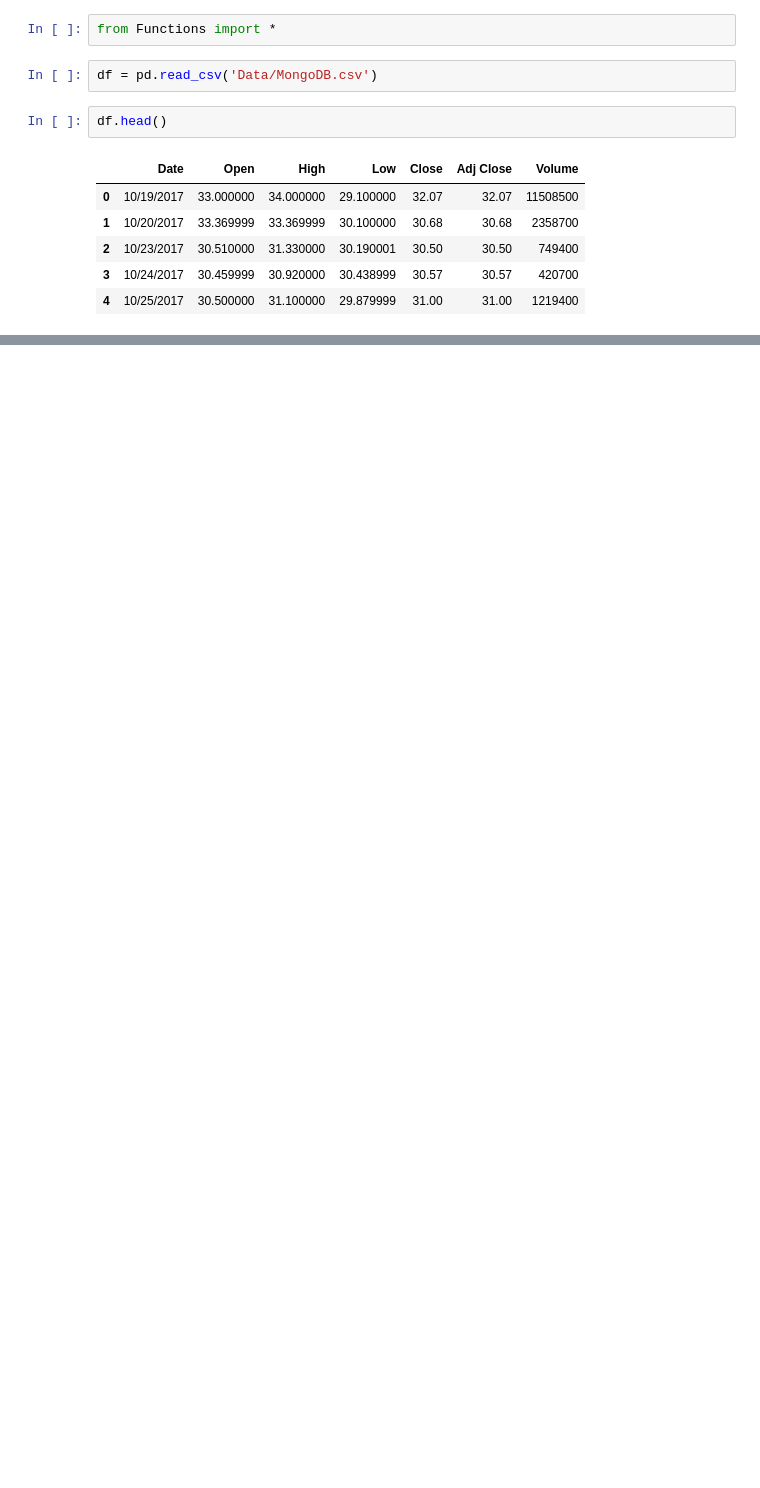
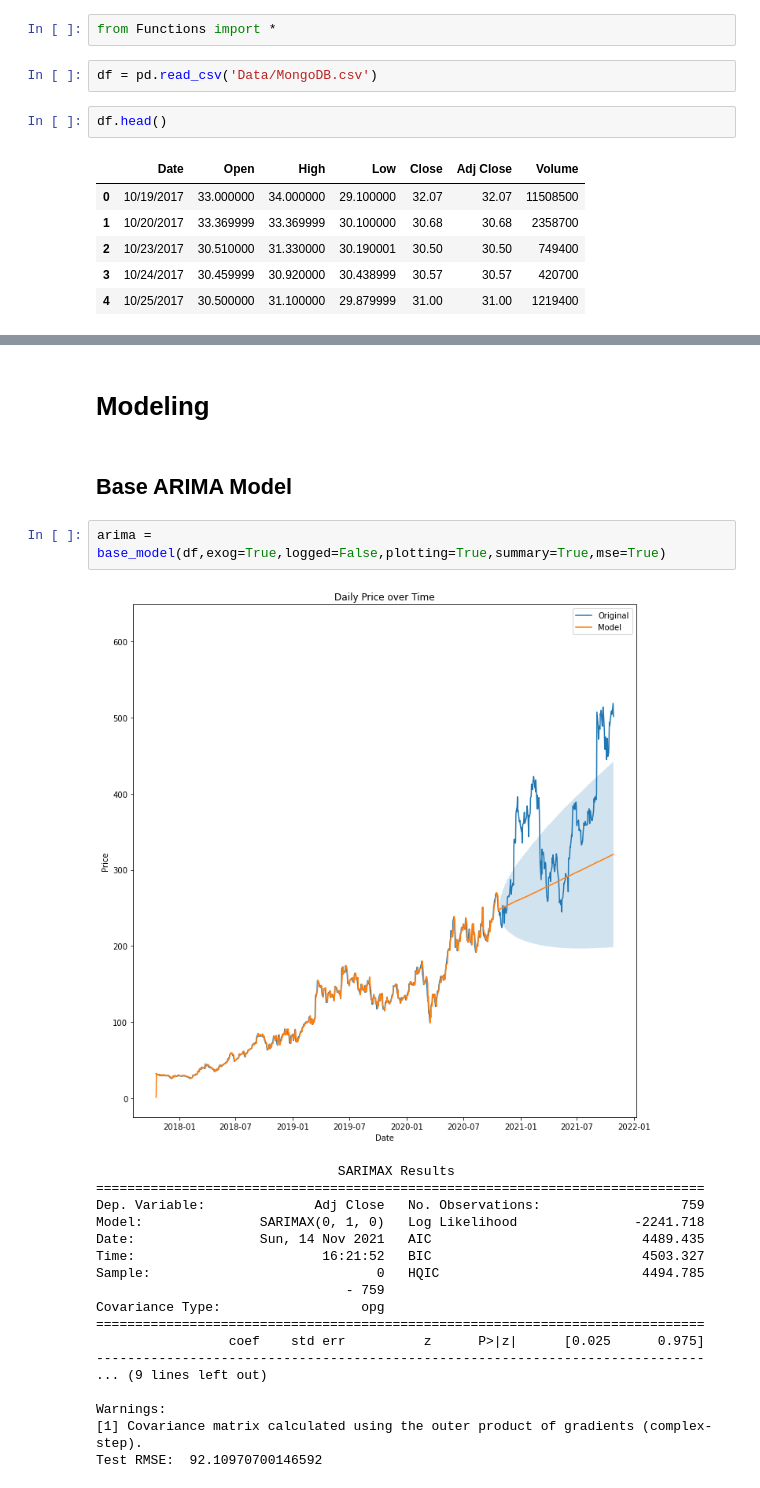
Before and after one commit to NelGen/NG-Stock-Forecasting-Project, a Jupyter notebook: MongoDB In-Depth Analysis Notebook.ipynb, the cells around one changed output, grey strips where cells are left out. Drawn from its saved outputs; the diff is of its cells as text; blank space fills up the shorter version.

```diff
--- a/MongoDB In-Depth Analysis Notebook.ipynb
+++ b/MongoDB In-Depth Analysis Notebook.ipynb
@@ -15,0 +135,25 @@ df.head()
+# %% [markdown]
+# Modeling
+# %% [markdown]
+## Base ARIMA Model
+# %%
+arima = base_model(df,exog=True,logged=False,plotting=True,summary=True,mse=True)
+# %% [output]
+[figure, added]
+                               SARIMAX Results
+==============================================================================
+Dep. Variable:              Adj Close   No. Observations:                  759
+Model:               SARIMAX(0, 1, 0)   Log Likelihood               -2241.718
+Date:                Sun, 14 Nov 2021   AIC                           4489.435
+Time:                        16:21:52   BIC                           4503.327
+Sample:                             0   HQIC                          4494.785
+                                - 759
+Covariance Type:                  opg
+==============================================================================
+                 coef    std err          z      P>|z|      [0.025      0.975]
+------------------------------------------------------------------------------
+... (9 lines left out)
+
+Warnings:
+[1] Covariance matrix calculated using the outer product of gradients (complex-step).
+Test RMSE:  92.10970700146592
```
Also changed, not shown: parts of 40 cells of this notebook, 8 other files.
